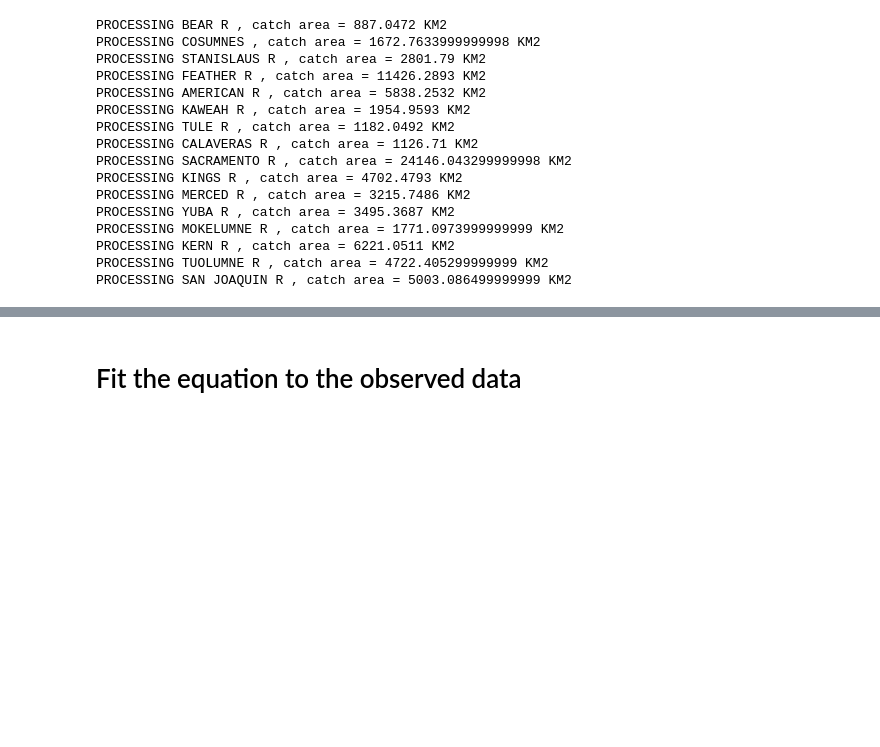
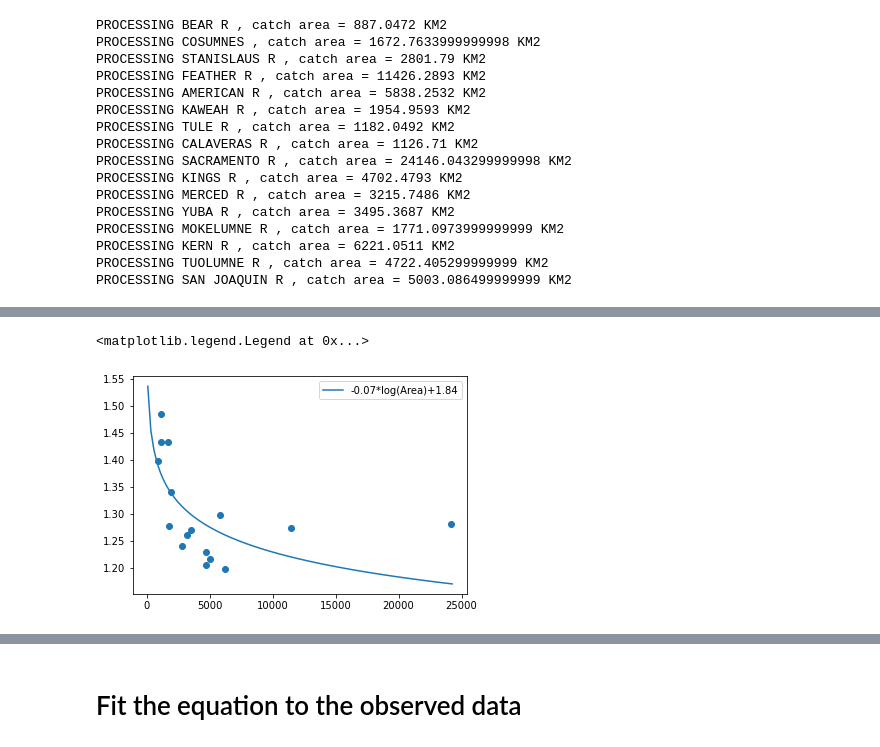
Before and after one commit to kashingtonDC/SierraSheds, a Jupyter notebook: code/03_Budyko.ipynb, the cells around one changed output, grey strips where cells are left out. Cells and saved outputs as stored; diff of their text form; code cells hidden in the pictures; blank space fills up the shorter version.

```diff
--- a/code/03_Budyko.ipynb
+++ b/code/03_Budyko.ipynb
@@ -117,32 +113,37 @@ for k,v in dfdict.items():
     print("PROCESSING {} , catch area = {} KM2".format(catch.catch_name.values[0], catch.area_km2.values[0]))
     df = rs.col_to_dt(v)
 
-    # Calc precip means from 1895 - 1960; 1960 - 2020:
+    # Calc precip means from 1895 - 1970; 1970 - 2020:
 
     # Filter hydrologic years 1895 - 2018
     time_mask = (df.index > df.index[7]) & (df.index <= df.index[-4])
     adf = df[time_mask]
 
+    # Split df into 2 times based on a threshold date
     threshdate = "1970-09-01"
 
     t1mask = (adf.index > adf.iloc[0].name) & (adf.index <= threshdate)
     t2mask = (adf.index > threshdate) & (adf.index <= adf.iloc[-1].name)
 
+    # calc the mean
     pmean_t1 = adf[t1mask]['p_prism'].dropna().values.mean()
     pmean_t2 = adf[t2mask]['p_prism'].dropna().values.mean()
+
+    pvar_t1 = np.var(adf[t1mask]['p_prism'].dropna().values)
+    pvar_t2 = np.var(adf[t2mask]['p_prism'].dropna().values)
 
     # Get the AET and PET means
     aet_mean = adf['aet_modis'].dropna().values.mean()
     pet_mean = adf['pet_modis'].dropna().values.mean()
 
     # Calc the params for budyko analysis
-    p_aet1 = aet_mean / pmean_t1
-    p_pet1 = pet_mean / pmean_t1
+    aet_p_1 = aet_mean / pmean_t1
+    Φ1 = pet_mean / pmean_t1
 
-    p_aet2 = aet_mean / pmean_t2
-    p_pet2 = pet_mean / pmean_t2
+    aet_p_2 = aet_mean / pmean_t2
+    Φ2 = pet_mean / pmean_t2
 
-    budyko_dict[catch.catch_name.values[0]] = [p_aet1, p_pet1, p_aet2, p_pet2]
+    budyko_dict[catch.catch_name.values[0]] = [aet_p_1, Φ1, aet_p_2, Φ2]
 # %% [output]
 PROCESSING BEAR R , catch area = 887.0472 KM2
 PROCESSING COSUMNES , catch area = 1672.7633999999998 KM2
@@ -162,0 +304,21 @@ PROCESSING SAN JOAQUIN R , catch area = 5003.086499999999 KM2
+# %%
+
+xdata = np.array([v[0] for k,v in shed_ω_res.items()]).astype(float)
+ydata = np.array([v[1] for k,v in shed_ω_res.items()]).astype(float)
+# %%
+a,b = np.polyfit(np.log(xdata), ydata, 1)
+
+xrange = np.linspace(100, np.max(xdata)+100, 100)
+
+yfit = np.array([a*np.log(x)+b for x in xrange]).astype(float)
+# %%
+plt.scatter(xdata,ydata)
+plt.plot(xrange,yfit, label = "{}*log(Area)+{}".format(round((a),2),round((b),2)))
+plt.legend()
+
+plt.title("ω as f(watershed area) for Sierra Nevada Catchments")
+plt.ylabel("ω")
+plt.xlabel("Watershed area ($km^2$)")
+# %% [output]
+<matplotlib.legend.Legend at 0x...>
+[figure, added]
```
Also changed, not shown: parts of 11 cells of this notebook.
